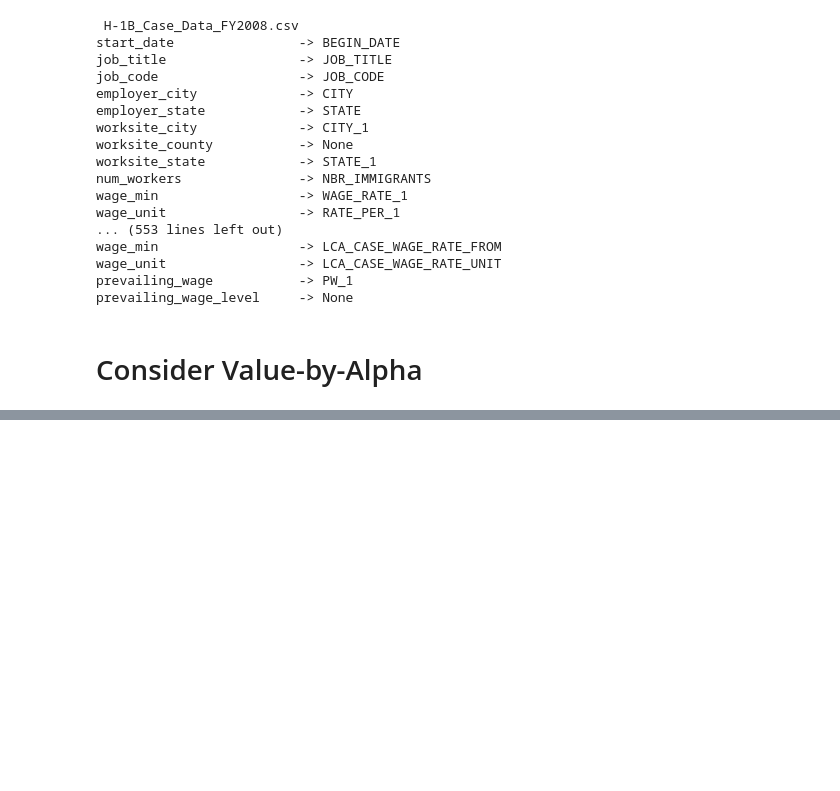
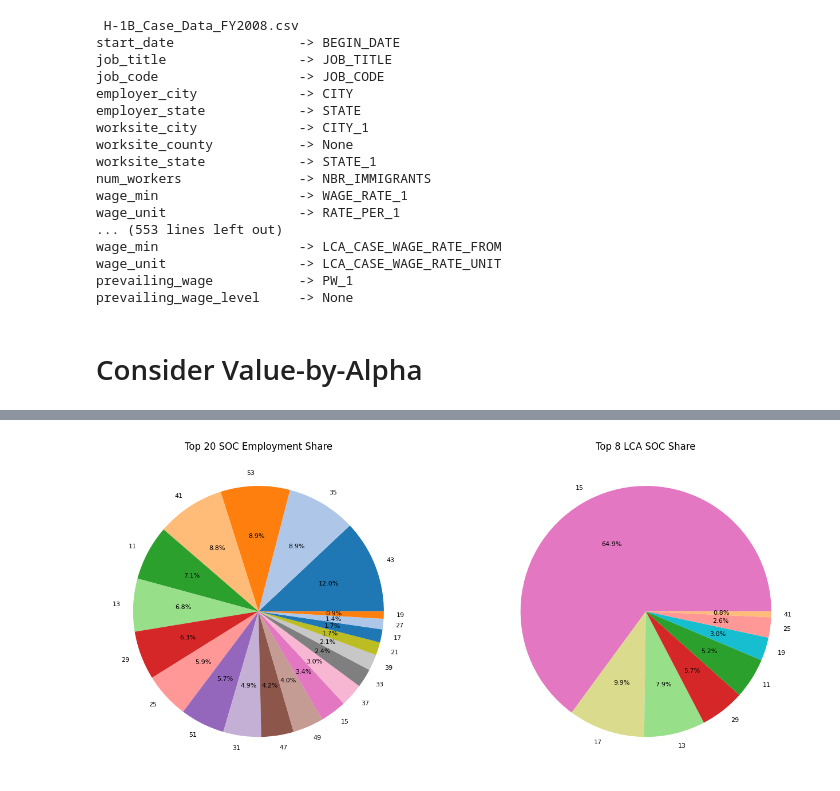
Before and after one commit to PBhandare/unit-3, a Jupyter notebook: data/project/H1BExploration.ipynb, the cells around one changed output, grey strips where cells are left out. Saved outputs shown, nothing was run; the diff lists cells and outputs as text; code cells hidden in the pictures; blank space fills up the shorter version.

```diff
--- a/data/project/H1BExploration.ipynb
+++ b/data/project/H1BExploration.ipynb
@@ -2082,0 +2384,49 @@ prevailing_wage_level     -> None
+# %%
+all_soc = pd.concat([
+    soc_top17["SOC2"],
+    lca_top8["SOC2"]
+]).unique()
+
+colors = plt.cm.tab20.colors  # stable categorical palette
+
+color_map = {soc: colors[i % len(colors)] for i, soc in enumerate(all_soc)}
+# %%
+soc_colors = soc_top17["SOC2"].map(color_map)
+lca_colors = lca_top8["SOC2"].map(color_map)
+# %%
+fig, axes = plt.subplots(1, 2, figsize=(14, 6))
+
+soc_top20 = soc_agg.sort_values("TOT_EMP", ascending=False).head(20)
+
+soc_top20.plot.pie(
+    y="TOT_EMP",
+    labels=soc_top20["SOC2"],
+    colors=soc_colors,
+    autopct='%1.1f%%',
+    textprops={'fontsize': 8},
+    ax=axes[0],
+    legend=False
+)
+
+axes[0].set_title("Top 20 SOC Employment Share")
+axes[0].set_ylabel("")
+
+lca_top8 = lca_soc_agg.sort_values("WORKSITE_WORKERS", ascending=False).head(8)
+
+lca_top8.plot.pie(
+    y="WORKSITE_WORKERS",
+    labels=lca_top8["SOC2"],
+    colors=lca_colors,
+    autopct='%1.1f%%',
+    textprops={'fontsize': 8},
+    ax=axes[1],
+    legend=False
+)
+
+axes[1].set_title("Top 8 LCA SOC Share")
+axes[1].set_ylabel("")
+
+plt.tight_layout()
+plt.show()
+# %% [output]
+[figure, added]
```
Also changed, not shown: parts of 59 cells of this notebook.
